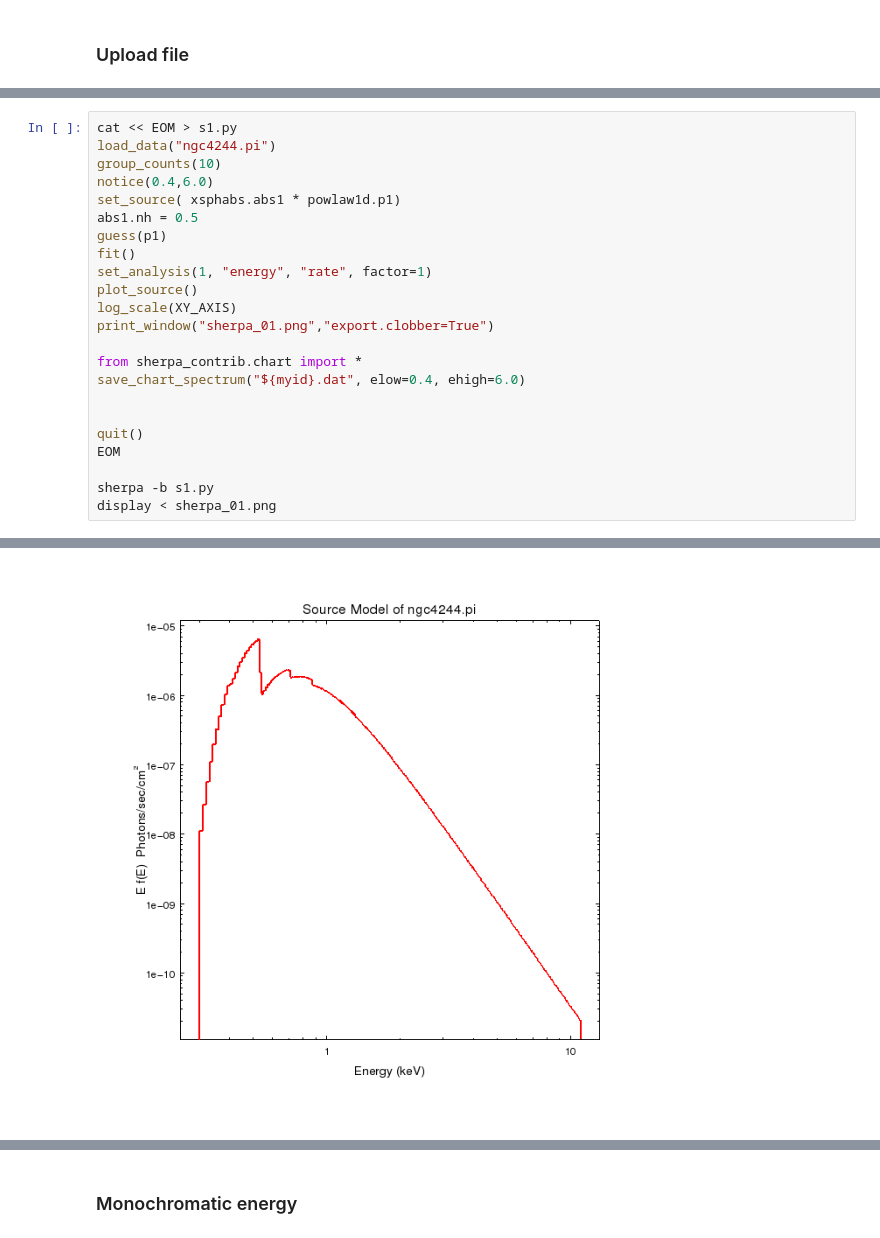
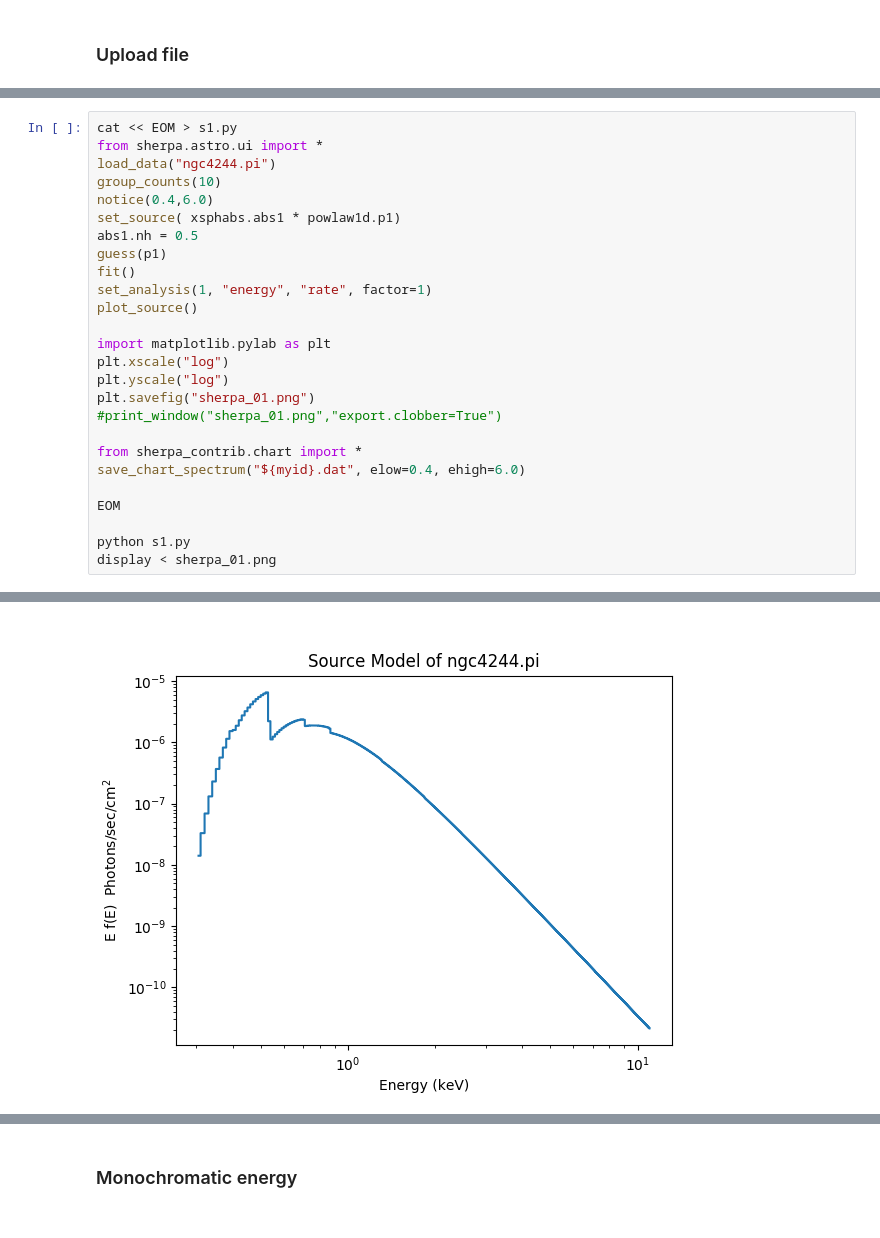
Before and after one commit to cxcsds/ciao-threads, a Jupyter notebook: chart.ipynb, the cells around one changed output, grey strips where cells are left out. Saved outputs shown, nothing was run; the diff lists cells and outputs as text.

Commit message:
chart

```diff
--- a/chart.ipynb
+++ b/chart.ipynb
@@ -93,6 +88,7 @@ Updating header of ngc4244.pi with RESPFILE and ANCRFILE keywords.
 Updating header of ngc4244_grp.pi with RESPFILE and ANCRFILE keywords.
 # %%
 cat << EOM > s1.py
+from sherpa.astro.ui import *
 load_data("ngc4244.pi")
 group_counts(10)
 notice(0.4,6.0)
@@ -102,17 +98,19 @@ guess(p1)
 fit()
 set_analysis(1, "energy", "rate", factor=1)
 plot_source()
-log_scale(XY_AXIS)
-print_window("sherpa_01.png","export.clobber=True")
+
+import matplotlib.pylab as plt
+plt.xscale("log")
+plt.yscale("log")
+plt.savefig("sherpa_01.png")
+#print_window("sherpa_01.png","export.clobber=True")
 
 from sherpa_contrib.chart import *
 save_chart_spectrum("${myid}.dat", elow=0.4, ehigh=6.0)
 
-
-quit()
 EOM
 
-sherpa -b s1.py
+python s1.py
 display < sherpa_01.png
 # %% [output]
 read ARF file ngc4244.arf
@@ -134,4 +132,4 @@ Created: 1485348855.dat
-[figure, old version]
+[figure, new version]
 # %%
 dmlist ${myid}.dat cols
 # %% [output]
```
Also changed, not shown: parts of 28 cells of this notebook.
